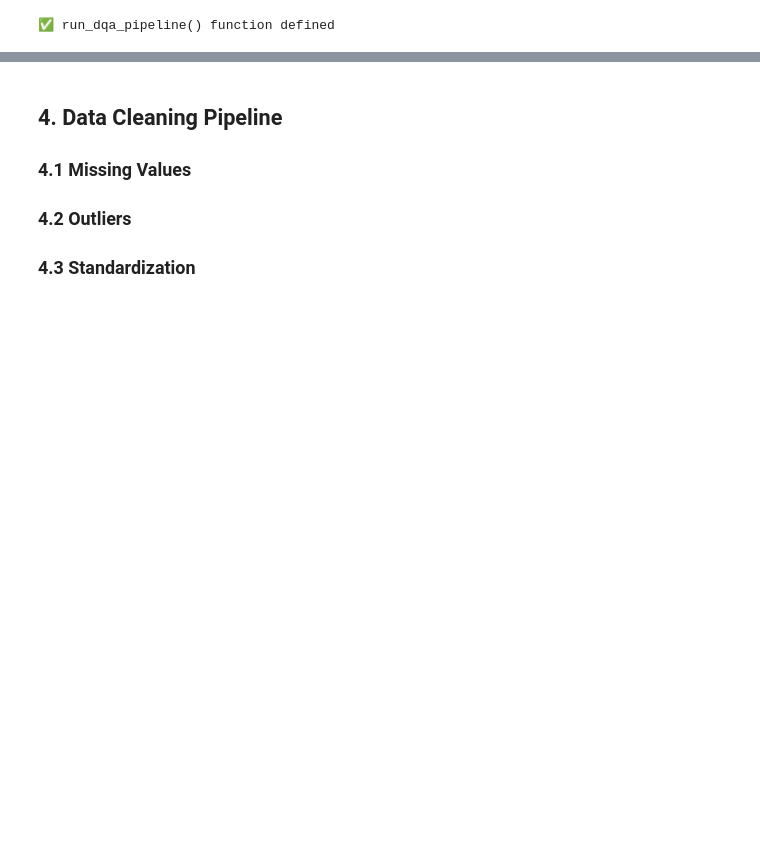
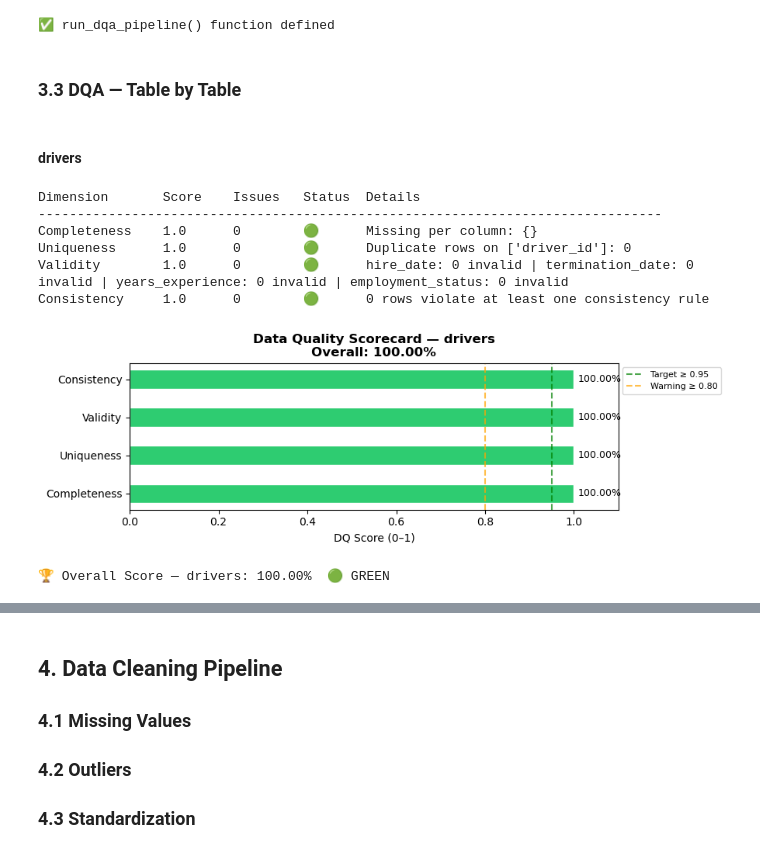
Before and after one commit to SoelemaP/logistics-dw, a Jupyter notebook: notebook.ipynb, the cells around one changed output, grey strips where cells are left out. Cells and saved outputs as stored; diff of their text form; code cells hidden in the pictures; blank space fills up the shorter version.

Commit message:
Complete DQA for all 10 tables with multi-table comparison

```diff
--- a/notebook.ipynb
+++ b/notebook.ipynb
@@ -607,10 +682,8 @@ def run_dqa_pipeline(df, table_name, pk,
                      validity_rules,
                      consistency_rules,
                      date_col=None,
-                     max_age_days=1500,
-                     allow_future=True,
-                     numeric_cols=None,
-                     z_threshold=3.0):
+                     max_age_days=MAX_AGE_DAYS,
+                     allow_future=False):
     """
     Single entry point for structured, repeatable DQA.
     Runs all 6 ISO 25012 dimensions and returns a DQAReport object.
@@ -624,10 +697,8 @@ def run_dqa_pipeline(df, table_name, pk,
         validity_rules    : dict of {col: lambda Series -> bool Series}
         consistency_rules : list of lambdas df -> bool Series
         date_col          : column to check for timeliness (optional)
-        max_age_days      : max allowed age in days (default 1500 for 2022-2024 data)
+        max_age_days      : max allowed age in days for timeliness (default dynamic based on dataset start)
         allow_future      : whether to allow future dates (default True for historical data)
-        numeric_cols      : list of numeric columns for accuracy check (optional)
-        z_threshold       : z-score threshold for outlier detection (default 3.0)
 
     Returns:
         DQAReport object with all results and flags populated
@@ -648,12 +719,73 @@ def run_dqa_pipeline(df, table_name, pk,
                                 max_age_days=max_age_days,
                                 allow_future=allow_future)
 
-    # Accuracy — only if numeric columns provided
-    if numeric_cols:
-        report.check_accuracy(numeric_cols, z_threshold=z_threshold)
-
     return report
 
 print("✅ run_dqa_pipeline() function defined")
 # %% [output]
 ✅ run_dqa_pipeline() function defined
+# %% [markdown]
+### 3.3 DQA — Table by Table
+# %% [markdown]
+#### drivers
+# %%
+# ─────────────────────────────────────────────────────────────────────────────
+# DQA — drivers
+# ─────────────────────────────────────────────────────────────────────────────
+
+# Validity rules
+drivers_validity_rules = {
+    # hire_date must be a parseable date
+    'hire_date'        : lambda s: pd.to_datetime(s, errors='coerce').notna(),
+    # termination_date must be parseable if present
+    'termination_date' : lambda s: pd.to_datetime(s, errors='coerce').notna(),
+    # years_experience must be non-negative
+    'years_experience' : lambda s: s >= 0,
+    # employment_status must be one of the known values
+    'employment_status': lambda s: s.isin(['Active', 'Terminated']),
+}
+
+# Consistency rules
+drivers_consistency_rules = [
+    # Terminated drivers must have a termination_date
+    lambda df: ~((df['employment_status'] == 'Terminated') & df['termination_date'].isna()),
+    # Active drivers must NOT have a termination_date
+    lambda df: ~((df['employment_status'] == 'Active') & df['termination_date'].notna()),
+    # termination_date must be after hire_date when present
+    lambda df: (
+        df['termination_date'].isna() |
+        (pd.to_datetime(df['termination_date'], errors='coerce') >
+         pd.to_datetime(df['hire_date'], errors='coerce'))
+    ),
+]
+
+# Run DQA pipeline
+report_drivers = run_dqa_pipeline(
+    df                = drivers,
+    table_name        = 'drivers',
+    pk                = 'driver_id',
+    completeness_cols = ['driver_id', 'first_name', 'last_name',
+                         'hire_date', 'home_terminal', 'employment_status', 'years_experience'],
+    uniqueness_cols   = ['driver_id'],
+    validity_rules    = drivers_validity_rules,
+    consistency_rules = drivers_consistency_rules,
+)
+
+# Print the scorecard in a readable format
+sc = report_drivers.scorecard()[['Dimension','Score','Issues','Status','Details']]
+print(f"{'Dimension':<15} {'Score':<8} {'Issues':<8} {'Status':<4}  {'Details'}")
+print("-" * 80)
+for _, row in sc.iterrows():
+    print(f"{row['Dimension']:<15} {row['Score']:<8} {row['Issues']:<8} {row['Status']:<5}  {row['Details']}")
+
+# Plot the scorecard for visual reference
+report_drivers.plot_scorecard()
+# %% [output]
+Dimension       Score    Issues   Status  Details
+--------------------------------------------------------------------------------
+Completeness    1.0      0        🟢      Missing per column: {}
+Uniqueness      1.0      0        🟢      Duplicate rows on ['driver_id']: 0
+Validity        1.0      0        🟢      hire_date: 0 invalid | termination_date: 0 invalid | years_experience: 0 invalid | employment_status: 0 invalid
+Consistency     1.0      0        🟢      0 rows violate at least one consistency rule
+[figure, added]
+🏆 Overall Score — drivers: 100.00%  🟢 GREEN
```
Also changed, not shown: parts of 26 cells of this notebook.
